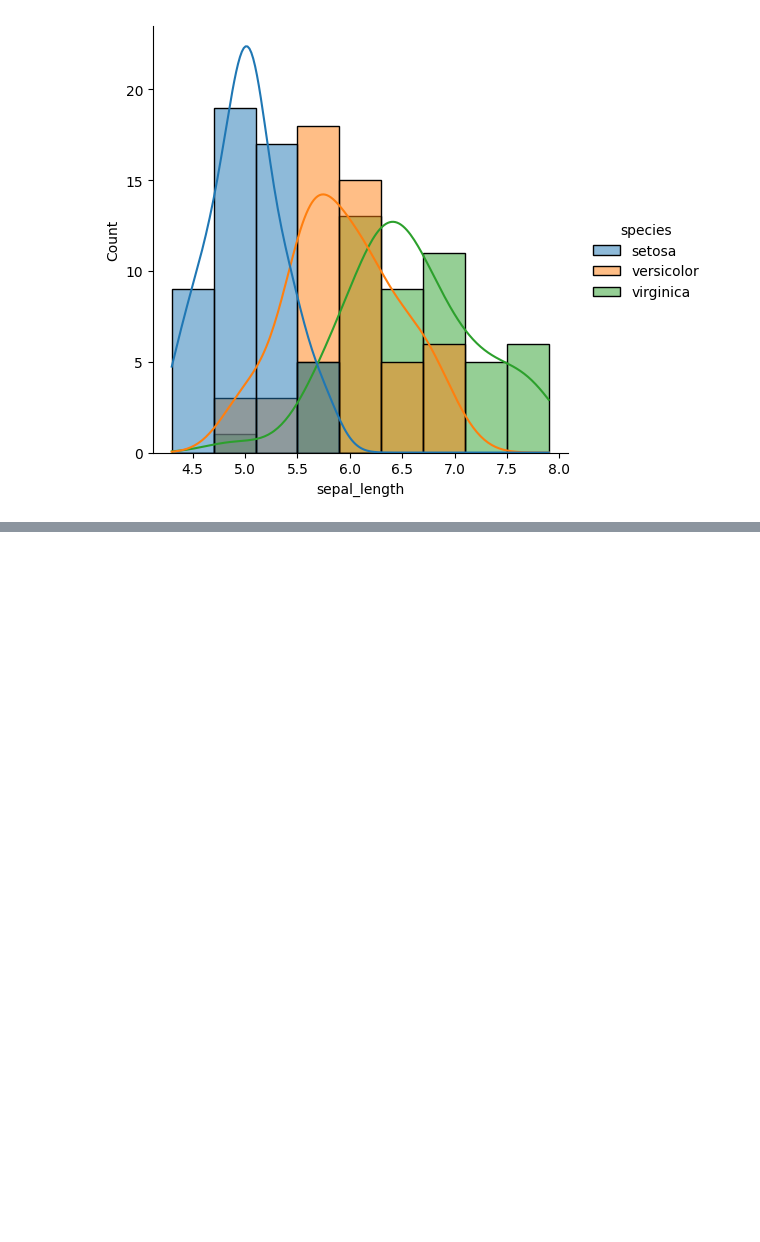
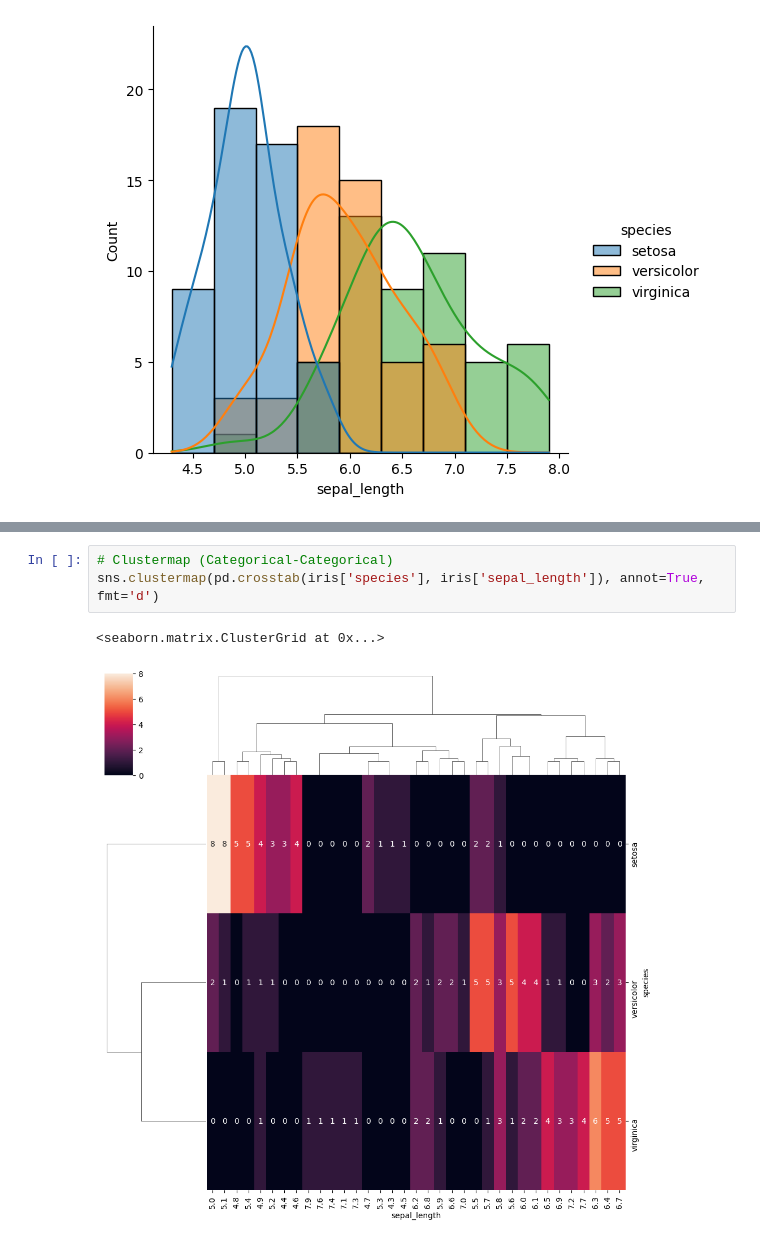
Before and after one commit to sakshammaggu/Machine-Learning, a Jupyter notebook: 05-UnderstandingData/02-EDA/02-UsingBivariateAndMultivariateAnalysis/multivariateAnalysis.ipynb, the cells around one changed output, grey strips where cells are left out. Drawn from its saved outputs; the diff is of its cells as text; blank space fills up the shorter version.

```diff
--- a/05-UnderstandingData/02-EDA/02-UsingBivariateAndMultivariateAnalysis/multivariateAnalysis.ipynb
+++ b/05-UnderstandingData/02-EDA/02-UsingBivariateAndMultivariateAnalysis/multivariateAnalysis.ipynb
@@ -96,0 +103,6 @@ sns.displot(data=iris, x='sepal_length', hue='species', kde=True)
+# %%
+# Clustermap (Categorical-Categorical)
+sns.clustermap(pd.crosstab(iris['species'], iris['sepal_length']), annot=True, fmt='d')
+# %% [output]
+<seaborn.matrix.ClusterGrid at 0x...>
+[figure, added]
```
Also changed, not shown: parts of 3 cells of this notebook.
